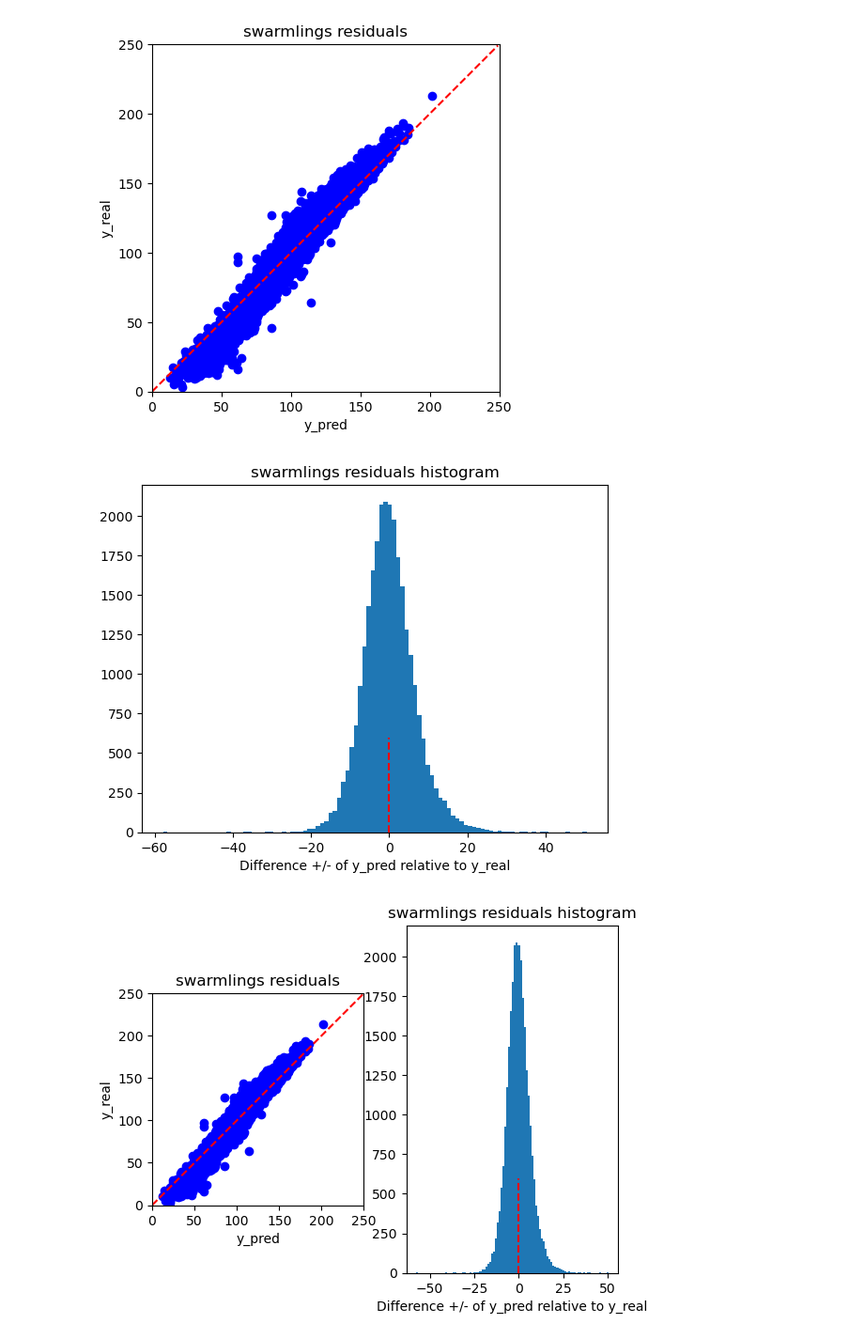
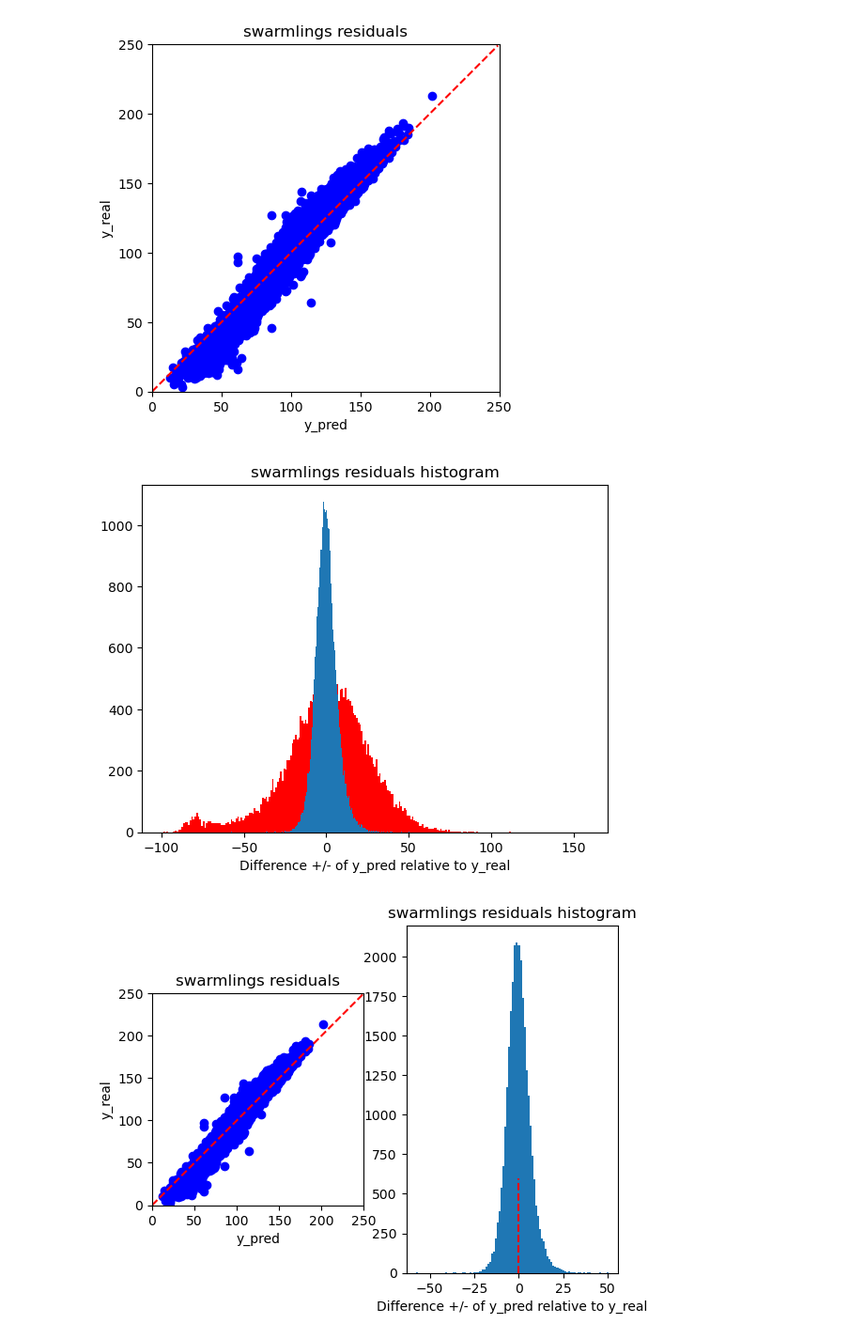
Before and after one commit to guyreading/terrabot, a Jupyter notebook: faction-picker-bot/train_model_notebook.ipynb, the cells around one changed output. Shown at 94% size. Cells and saved outputs as stored; diff of their text form; code cells hidden in the pictures.

```diff
--- a/faction-picker-bot/train_model_notebook.ipynb
+++ b/faction-picker-bot/train_model_notebook.ipynb
@@ -103,16 +104,21 @@ plt.show()
 # %%
 residuals = np.array(ypred) - np.array(each_faction_dataset[faction]['vp'])
 avgres = np.mean(residuals)
+original = np.array(each_faction_dataset[faction]['vp']) - np.mean(np.array(each_faction_dataset[faction]['vp']))
+maxorig = math.ceil(np.max(original))
+minorig = math.floor(np.min(original))
+bins_list = list(range(minorig, maxorig))
 # %%
 fig = plt.figure()
 ax = fig.add_subplot(111)
 ax.set_title(f'{faction} residuals histogram')
-plt.hist(residuals, bins=100)
+plt.hist(original, bins=bins_list, color='r')
+plt.hist(residuals, bins=200)
 plt.xlabel('Difference +/- of y_pred relative to y_real')
-h = ax.plot([avgres, avgres], [0, 600], 'r--')
+#h = ax.plot([avgres, avgres], [0, 600], 'r--')
 plt.show()
 # %% [output]
-[figure, old version]
+[figure, new version]
 # %%
 fig, (ax1, ax2) = plt.subplots(1, 2)
 ax1.set_aspect('equal', adjustable='box')
```
Also changed, not shown: parts of 1 cell of this notebook, 4 other files.
